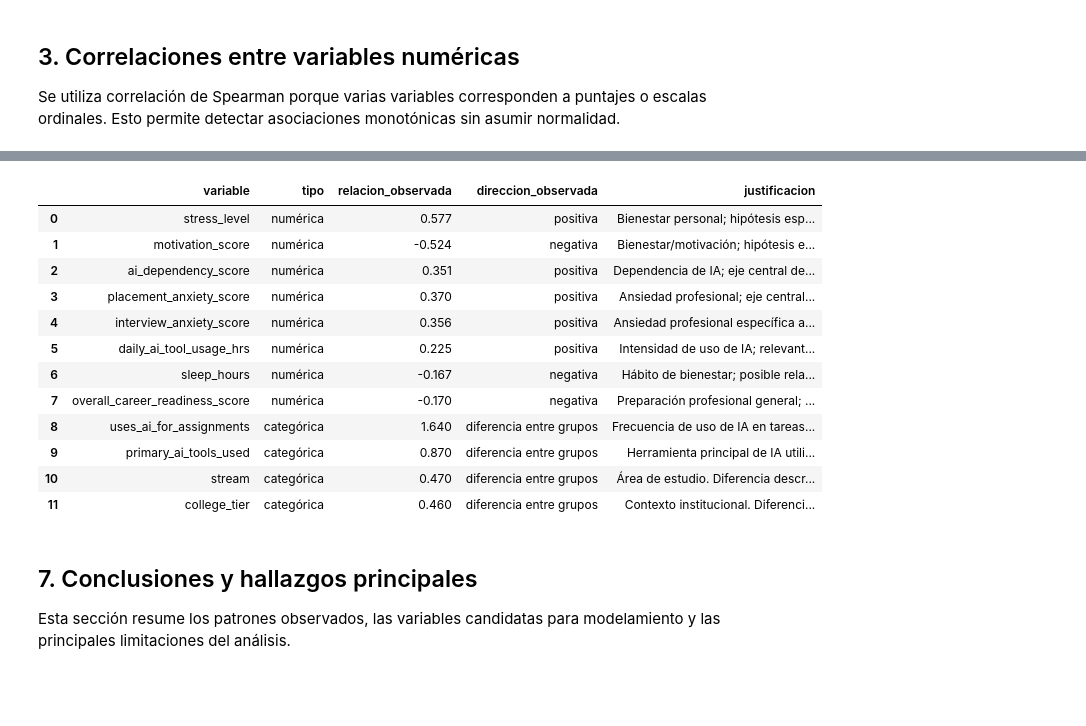
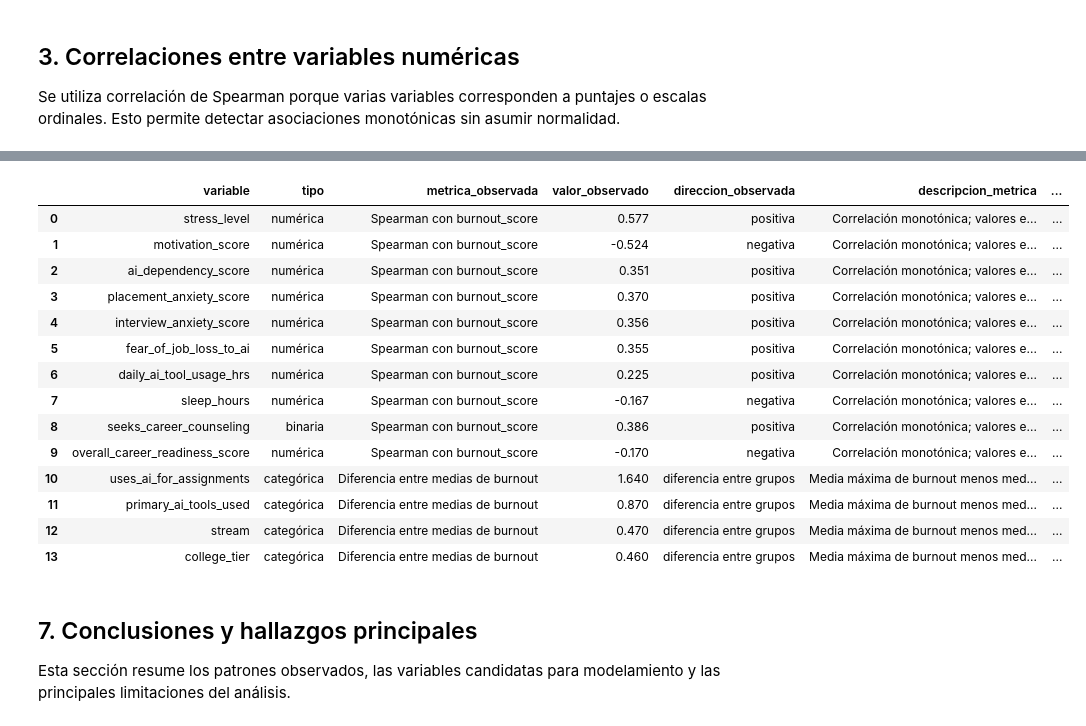
Before and after one commit to belen001/proyecto-ingenieria-datos, a Jupyter notebook: notebooks/03_relacion_variables.ipynb, the cells around one changed output, grey strips where cells are left out. Drawn from its saved outputs; the diff is of its cells as text; code cells hidden in the pictures; blank space fills up the shorter version.

```diff
--- a/notebooks/03_relacion_variables.ipynb
+++ b/notebooks/03_relacion_variables.ipynb
@@ -109,6 +115,7 @@ numeric_vars = [
     "sleep_hours",
     "stress_level",
     "motivation_score",
+    "seeks_career_counseling",
     "overall_career_readiness_score",
     "burnout_score",
 ]
@@ -137,6 +144,10 @@ for col in numeric_vars:
     analysis_df[col] = pd.to_numeric(analysis_df[col], errors="coerce")
 
 analysis_df["year_of_study"] = analysis_df["year_of_study"].astype(str)
+analysis_df["seeks_career_counseling_label"] = analysis_df["seeks_career_counseling"].map({
+    0.0: "No busca orientación",
+    1.0: "Busca orientación",
+})
 
 display(Markdown("**Variables numéricas seleccionadas:**"))
 display(pd.DataFrame({"variable": numeric_vars}))
@@ -298,6 +373,7 @@ scatter_vars = [
     "ai_dependency_score",
     "placement_anxiety_score",
     "interview_anxiety_score",
+    "fear_of_job_loss_to_ai",
     "daily_ai_tool_usage_hrs",
     "sleep_hours",
 ]
@@ -308,6 +384,7 @@ discrete_scale_vars = {
     "ai_dependency_score",
     "placement_anxiety_score",
     "interview_anxiety_score",
+    "fear_of_job_loss_to_ai",
 }
 
 def describe_numeric_relationship(var: str) -> str:
@@ -376,10 +454,16 @@ Antes de interpretar cada boxplot se revisan tablas con `count`, `mean`, `median
 # %%
 AI_USAGE_ORDER = ["Never", "Rarely", "Sometimes", "Frequently", "Always"]
+CAREER_COUNSELING_ORDER = ["No busca orientación", "Busca orientación"]
 MIN_GROUP_SIZE_FOR_INTERPRETATION = 30
 
 analysis_df["uses_ai_for_assignments"] = pd.Categorical(
     analysis_df["uses_ai_for_assignments"],
     categories=AI_USAGE_ORDER,
+    ordered=True,
+)
+analysis_df["seeks_career_counseling_label"] = pd.Categorical(
+    analysis_df["seeks_career_counseling_label"],
+    categories=CAREER_COUNSELING_ORDER,
     ordered=True,
 )
 
@@ -399,6 +483,7 @@ summaries = {
     "primary_ai_tools_used": group_summary("primary_ai_tools_used"),
     "stream": group_summary("stream"),
     "college_tier": group_summary("college_tier"),
+    "seeks_career_counseling_label": group_summary("seeks_career_counseling_label"),
 }
 
 export_paths = {
@@ -406,6 +491,7 @@ export_paths = {
     "primary_ai_tools_used": "burnout_por_herramienta_ia.csv",
     "stream": "burnout_por_stream.csv",
     "college_tier": "burnout_por_college_tier.csv",
+    "seeks_career_counseling_label": "burnout_por_orientacion_carrera.csv",
 }
 
 for key, summary in summaries.items():
@@ -557,8 +657,10 @@ conceptual_priority = {
     "ai_dependency_score": "Dependencia de IA; eje central de la problemática.",
     "placement_anxiety_score": "Ansiedad profesional; eje central de la problemática.",
     "interview_anxiety_score": "Ansiedad profesional específica ante entrevistas.",
+    "fear_of_job_loss_to_ai": "Temor a pérdida laboral por IA; relevante para ansiedad profesional y aparece en el ranking de correlaciones.",
     "daily_ai_tool_usage_hrs": "Intensidad de uso de IA; relevante para hábitos académicos.",
     "sleep_hours": "Hábito de bienestar; posible relación protectora.",
+    "seeks_career_counseling": "Búsqueda de orientación profesional; asociación relevante, pero debe interpretarse con cautela porque puede ser respuesta al malestar.",
     "overall_career_readiness_score": "Preparación profesional general; posible relación con ansiedad y burnout.",
 }
 
@@ -567,50 +669,56 @@ for var, justification in conceptual_priority.items():
     corr = ranking_correlaciones.loc[
         ranking_correlaciones["variable"] == var, "correlacion_spearman"
     ].iloc[0]
     candidate_rows.append({
         "variable": var,
-        "tipo": "numérica",
-        "relacion_observada": round(float(corr), 3),
+        "tipo": "binaria" if var == "seeks_career_counseling" else "numérica",
+        "metrica_observada": "Spearman con burnout_score",
+        "valor_observado": round(float(corr), 3),
         "direccion_observada": "positiva" if corr > 0 else "negativa",
+        "descripcion_metrica": "Correlación monotónica; valores entre -1 y 1.",
         "justificacion": justification,
     })
 
 for var, label in [
     ("uses_ai_for_assignments", "Frecuencia de uso de IA en tareas académicas."),
     ("primary_ai_tools_used", "Herramienta principal de IA utilizada."),
     ("stream", "Área de estudio."),
     ("college_tier", "Contexto institucional."),
 ]:
     summary = summaries[var]
     spread = summary["mean"].max() - summary["mean"].min()
     candidate_rows.append({
         "variable": var,
-        "tipo": "categórica",
-        "relacion_observada": round(float(spread), 3),
+        "tipo": "categórica" if var != "seeks_career_counseling_label" else "binaria agrupada",
+        "metrica_observada": "Diferencia entre medias de burnout",
+        "valor_observado": round(float(spread), 3),
         "direccion_observada": "diferencia entre grupos",
+        "descripcion_metrica": "Media máxima de burnout menos media mínima entre categorías; no es una correlación.",
         "justificacion": f"{label} Diferencia descriptiva entre medias de burnout = {spread:.2f}; revisar junto con count por categoría.",
     })
 
 variables_candidatas_modelamiento = pd.DataFrame(candidate_rows)
 variables_candidatas_modelamiento.to_csv(
     OUTPUT_TABLES_DIR / "variables_candidatas_modelamiento.csv",
     index=False,
 )
 display(variables_candidatas_modelamiento)
 # %% [output]
-|  | variable | tipo | relacion_observada | direccion_observada | justificacion |
-| 0 | stress_level | numérica | 0.577 | positiva | Bienestar personal; hipótesis esp... |
-| 1 | motivation_score | numérica | -0.524 | negativa | Bienestar/motivación; hipótesis e... |
-| 2 | ai_dependency_score | numérica | 0.351 | positiva | Dependencia de IA; eje central de... |
-| 3 | placement_anxiety_score | numérica | 0.370 | positiva | Ansiedad profesional; eje central... |
-| 4 | interview_anxiety_score | numérica | 0.356 | positiva | Ansiedad profesional específica a... |
-| 5 | daily_ai_tool_usage_hrs | numérica | 0.225 | positiva | Intensidad de uso de IA; relevant... |
-| 6 | sleep_hours | numérica | -0.167 | negativa | Hábito de bienestar; posible rela... |
-| 7 | overall_career_readiness_score | numérica | -0.170 | negativa | Preparación profesional general; ... |
-| 8 | uses_ai_for_assignments | categórica | 1.640 | diferencia entre grupos | Frecuencia de uso de IA en tareas... |
-| 9 | primary_ai_tools_used | categórica | 0.870 | diferencia entre grupos | Herramienta principal de IA utili... |
-| 10 | stream | categórica | 0.470 | diferencia entre grupos | Área de estudio. Diferencia descr... |
-| 11 | college_tier | categórica | 0.460 | diferencia entre grupos | Contexto institucional. Diferenci... |
+|  | variable | tipo | metrica_observada | valor_observado | direccion_observada | descripcion_metrica | ... |
+| 0 | stress_level | numérica | Spearman con burnout_score | 0.577 | positiva | Correlación monotónica; valores e... | ... |
+| 1 | motivation_score | numérica | Spearman con burnout_score | -0.524 | negativa | Correlación monotónica; valores e... | ... |
+| 2 | ai_dependency_score | numérica | Spearman con burnout_score | 0.351 | positiva | Correlación monotónica; valores e... | ... |
+| 3 | placement_anxiety_score | numérica | Spearman con burnout_score | 0.370 | positiva | Correlación monotónica; valores e... | ... |
+| 4 | interview_anxiety_score | numérica | Spearman con burnout_score | 0.356 | positiva | Correlación monotónica; valores e... | ... |
+| 5 | fear_of_job_loss_to_ai | numérica | Spearman con burnout_score | 0.355 | positiva | Correlación monotónica; valores e... | ... |
+| 6 | daily_ai_tool_usage_hrs | numérica | Spearman con burnout_score | 0.225 | positiva | Correlación monotónica; valores e... | ... |
+| 7 | sleep_hours | numérica | Spearman con burnout_score | -0.167 | negativa | Correlación monotónica; valores e... | ... |
+| 8 | seeks_career_counseling | binaria | Spearman con burnout_score | 0.386 | positiva | Correlación monotónica; valores e... | ... |
+| 9 | overall_career_readiness_score | numérica | Spearman con burnout_score | -0.170 | negativa | Correlación monotónica; valores e... | ... |
+| 10 | uses_ai_for_assignments | categórica | Diferencia entre medias de burnout | 1.640 | diferencia entre grupos | Media máxima de burnout menos med... | ... |
+| 11 | primary_ai_tools_used | categórica | Diferencia entre medias de burnout | 0.870 | diferencia entre grupos | Media máxima de burnout menos med... | ... |
+| 12 | stream | categórica | Diferencia entre medias de burnout | 0.470 | diferencia entre grupos | Media máxima de burnout menos med... | ... |
+| 13 | college_tier | categórica | Diferencia entre medias de burnout | 0.460 | diferencia entre grupos | Media máxima de burnout menos med... | ... |
 # %% [markdown]
 ## 7. Conclusiones y hallazgos principales
 
```
Also changed, not shown: parts of 15 cells of this notebook.
